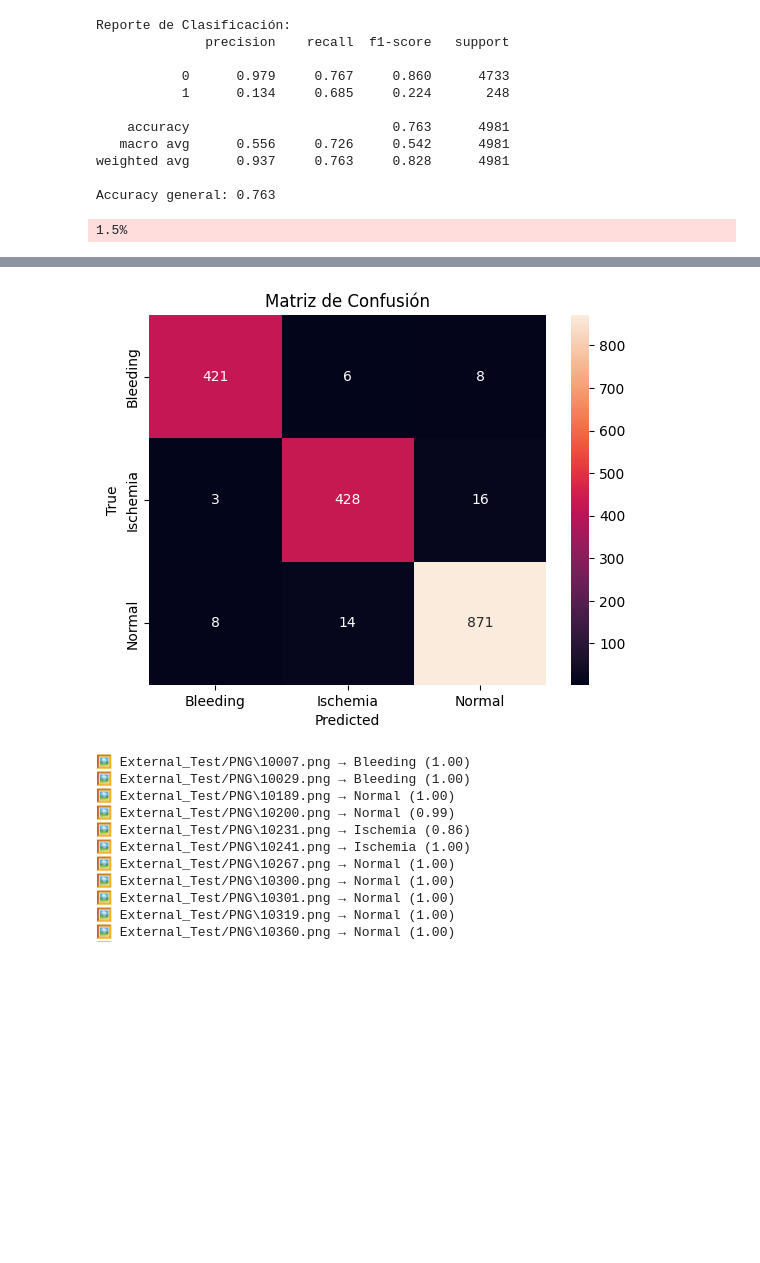
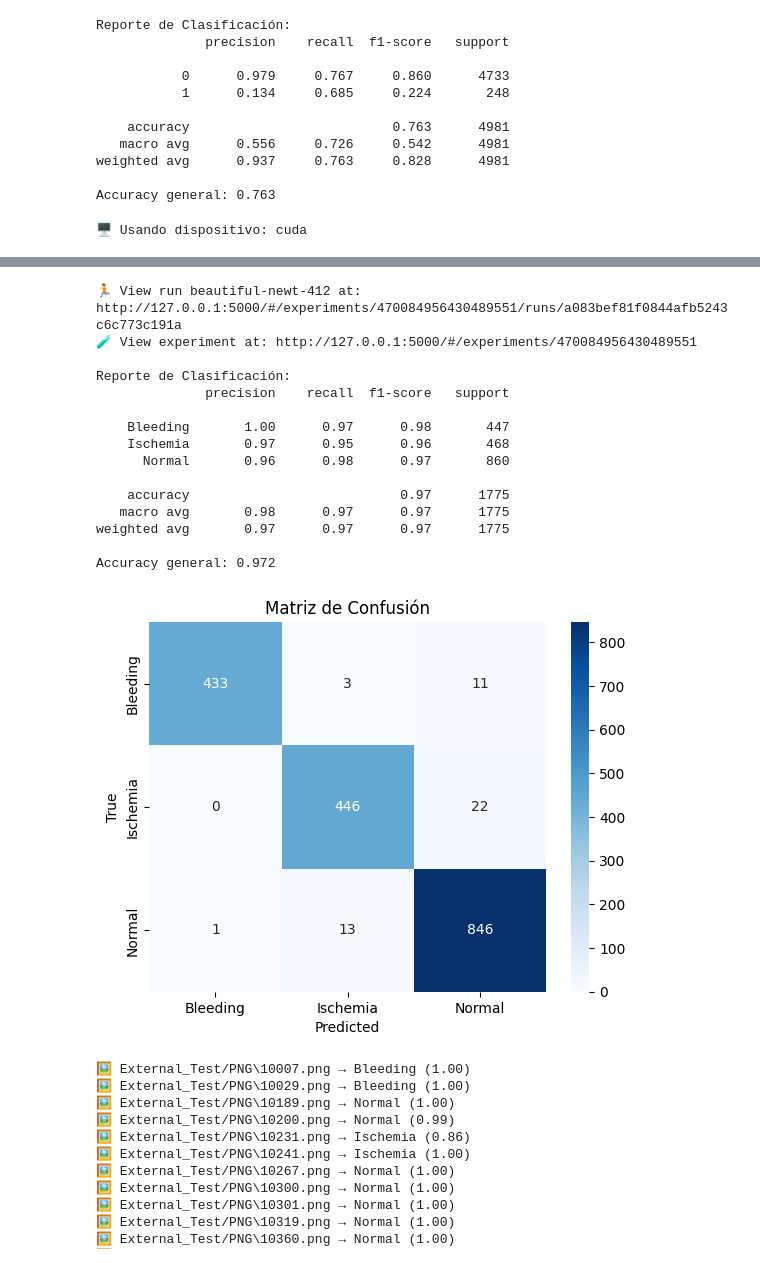
Before and after one commit to Bootcamp-IA-P4/brainstroke-navm, a Jupyter notebook: model/models.ipynb, the cells around one changed output, grey strips where cells are left out. Saved outputs shown, nothing was run; the diff lists cells and outputs as text; code cells hidden in the pictures; blank space fills up the shorter version.

```diff
--- a/model/models.ipynb
+++ b/model/models.ipynb
@@ -338,8 +338,9 @@ mlflow.set_tracking_uri("http://127.0.0.1:5000")
 
 # Configuración
 device = torch.device("cuda" if torch.cuda.is_available() else "cpu")
+print(f"🖥️ Usando dispositivo: {device}")
 batch_size = 32
-epochs = 15
+epochs = 20
 learning_rate = 1e-4
 data_dir = "data2"
 
@@ -387,7 +388,7 @@ optimizer = optim.Adam(model.parameters(), lr=learning_rate)
 scheduler = torch.optim.lr_scheduler.StepLR(optimizer, step_size=5, gamma=0.5)
 
 # MLflow tracking
-mlflow.set_experiment("ICTUS ResNet50 Mejorado")
+mlflow.set_experiment("ICTUS ResNet50 Mejorado (GPU)")
 
 best_f1 = 0
 patience = 4
@@ -451,12 +452,22 @@ with mlflow.start_run():
 
     mlflow.pytorch.log_model(model, "model")
 
+# Mostrar reporte detallado de clasificación final
+class_names = dataset.classes  # Asegúrate que los nombres estén en orden correcto
+print("\nReporte de Clasificación:")
+final_report = classification_report(all_labels, all_preds, target_names=class_names)
+print(final_report)
+
+# Accuracy general
+accuracy = accuracy_score(all_labels, all_preds)
+print(f"Accuracy general: {accuracy:.3f}")
+
 # Mostrar matriz de confusión
 cm = confusion_matrix(all_labels, all_preds)
-sns.heatmap(cm, annot=True, fmt='d', xticklabels=dataset.classes, yticklabels=dataset.classes)
+sns.heatmap(cm, annot=True, fmt='d', xticklabels=class_names, yticklabels=class_names, cmap='Blues')
 plt.xlabel("Predicted")
 plt.ylabel("True")
 plt.title("Matriz de Confusión")
 plt.show()
 # %% [output]
-1.5%
+🖥️ Usando dispositivo: cuda
@@ -484,4 +496,19 @@ Epoch 15/15 | Loss: 6.6779 | Acc: 0.9690 | Precision: 0.9690 | Recall: 0.9690 |
+🏃 View run beautiful-newt-412 at: http://127.0.0.1:5000/#/experiments/470084956430489551/runs/a083bef81f0844afb5243c6c773c191a
+🧪 View experiment at: http://127.0.0.1:5000/#/experiments/470084956430489551
+
+Reporte de Clasificación:
+              precision    recall  f1-score   support
+
+    Bleeding       1.00      0.97      0.98       447
+    Ischemia       0.97      0.95      0.96       468
+      Normal       0.96      0.98      0.97       860
+
+    accuracy                           0.97      1775
+   macro avg       0.98      0.97      0.97      1775
+weighted avg       0.97      0.97      0.97      1775
+
+Accuracy general: 0.972
-[figure, old version]
+[figure, new version]
 # %%
 import torch
 from torchvision import transforms
```
Also changed, not shown: parts of 3 cells of this notebook, 2 other files.
